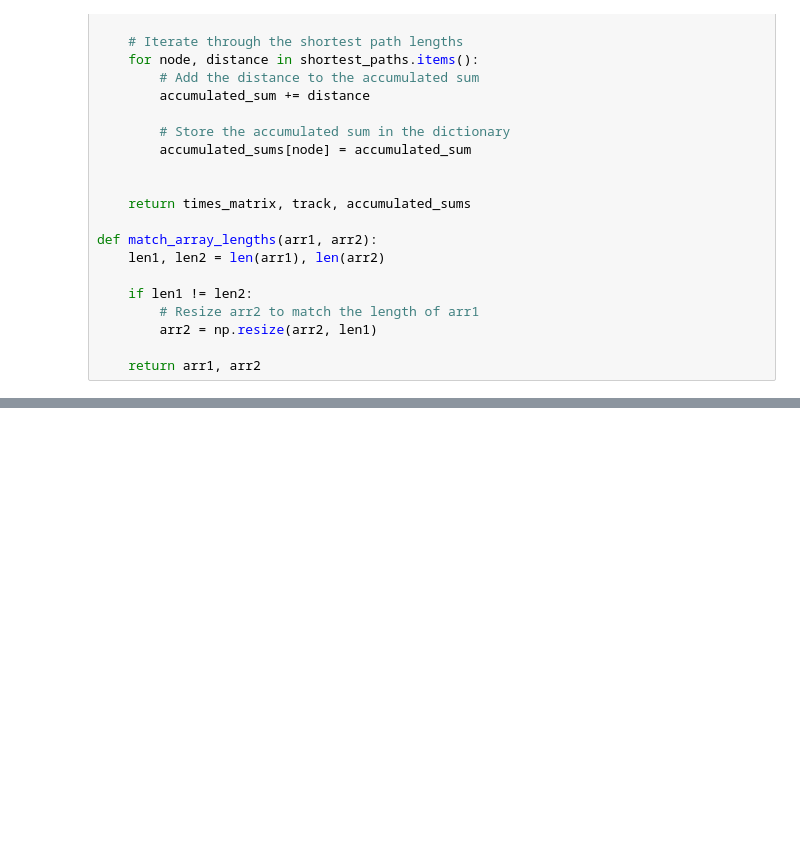
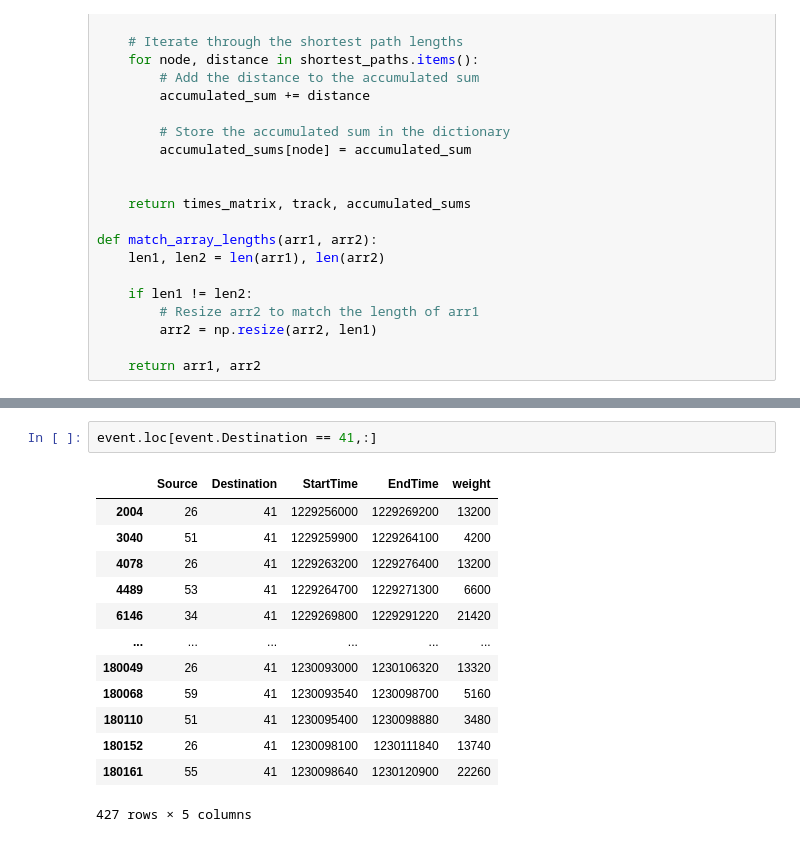
Before and after one commit to eliecerecology/ComplexNetworksPandemia, a Jupyter notebook: playMatrix.ipynb, the cells around one changed output, grey strips where cells are left out. Cells and saved outputs as stored; diff of their text form; blank space fills up the shorter version.

```diff
--- a/playMatrix.ipynb
+++ b/playMatrix.ipynb
@@ -294,0 +360,16 @@ for seed in np.arange(1, 8, 1):
+# %%
+event.loc[event.Destination == 41,:]
+# %% [output]
+|  | Source | Destination | StartTime | EndTime | weight |
+| 2004 | 26 | 41 | 1229256000 | 1229269200 | 13200 |
+| 3040 | 51 | 41 | 1229259900 | 1229264100 | 4200 |
+| 4078 | 26 | 41 | 1229263200 | 1229276400 | 13200 |
+| 4489 | 53 | 41 | 1229264700 | 1229271300 | 6600 |
+| 6146 | 34 | 41 | 1229269800 | 1229291220 | 21420 |
+| ... | ... | ... | ... | ... | ... |
+| 180049 | 26 | 41 | 1230093000 | 1230106320 | 13320 |
+| 180068 | 59 | 41 | 1230093540 | 1230098700 | 5160 |
+| 180110 | 51 | 41 | 1230095400 | 1230098880 | 3480 |
+| 180152 | 26 | 41 | 1230098100 | 1230111840 | 13740 |
+| 180161 | 55 | 41 | 1230098640 | 1230120900 | 22260 |
+427 rows × 5 columns
```
Also changed, not shown: parts of 17 cells of this notebook, 9 other files.
